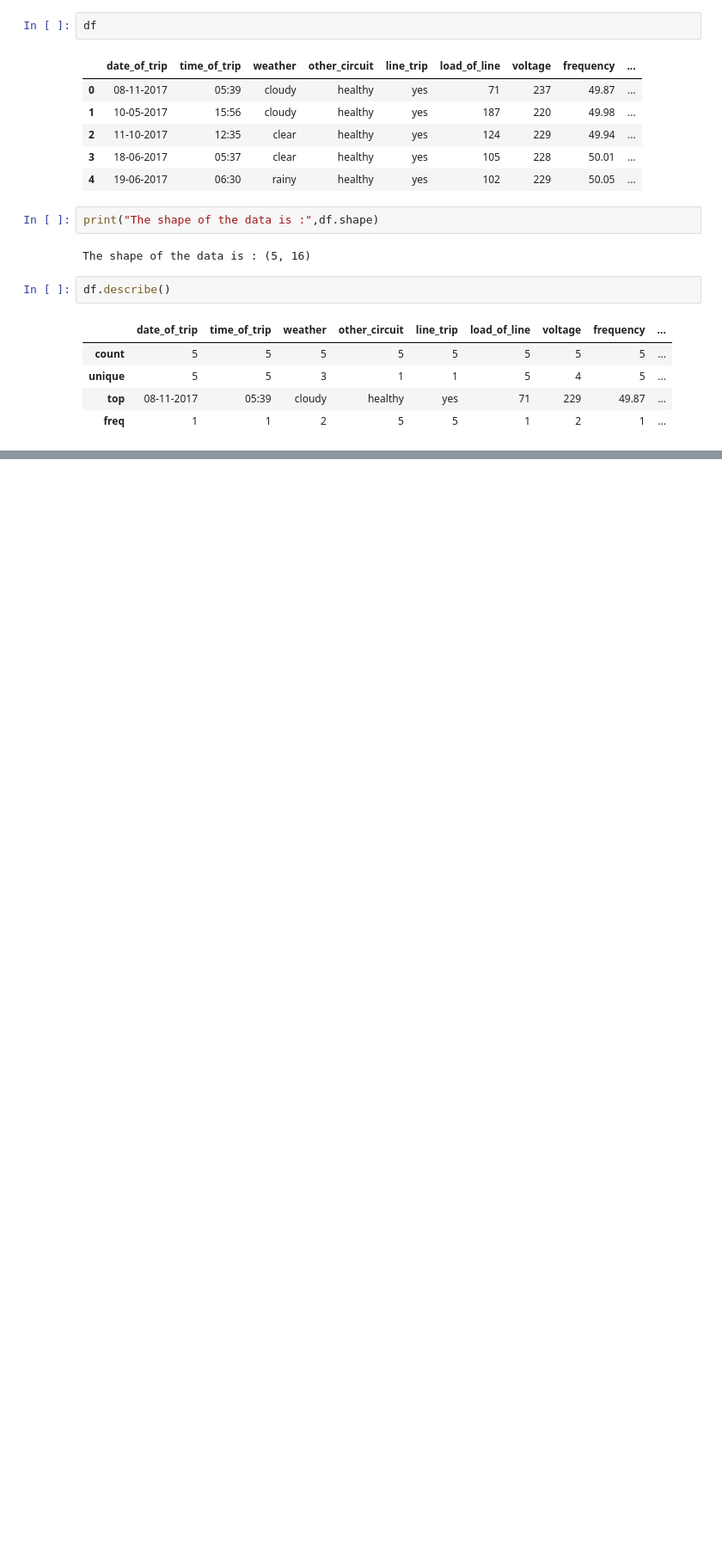
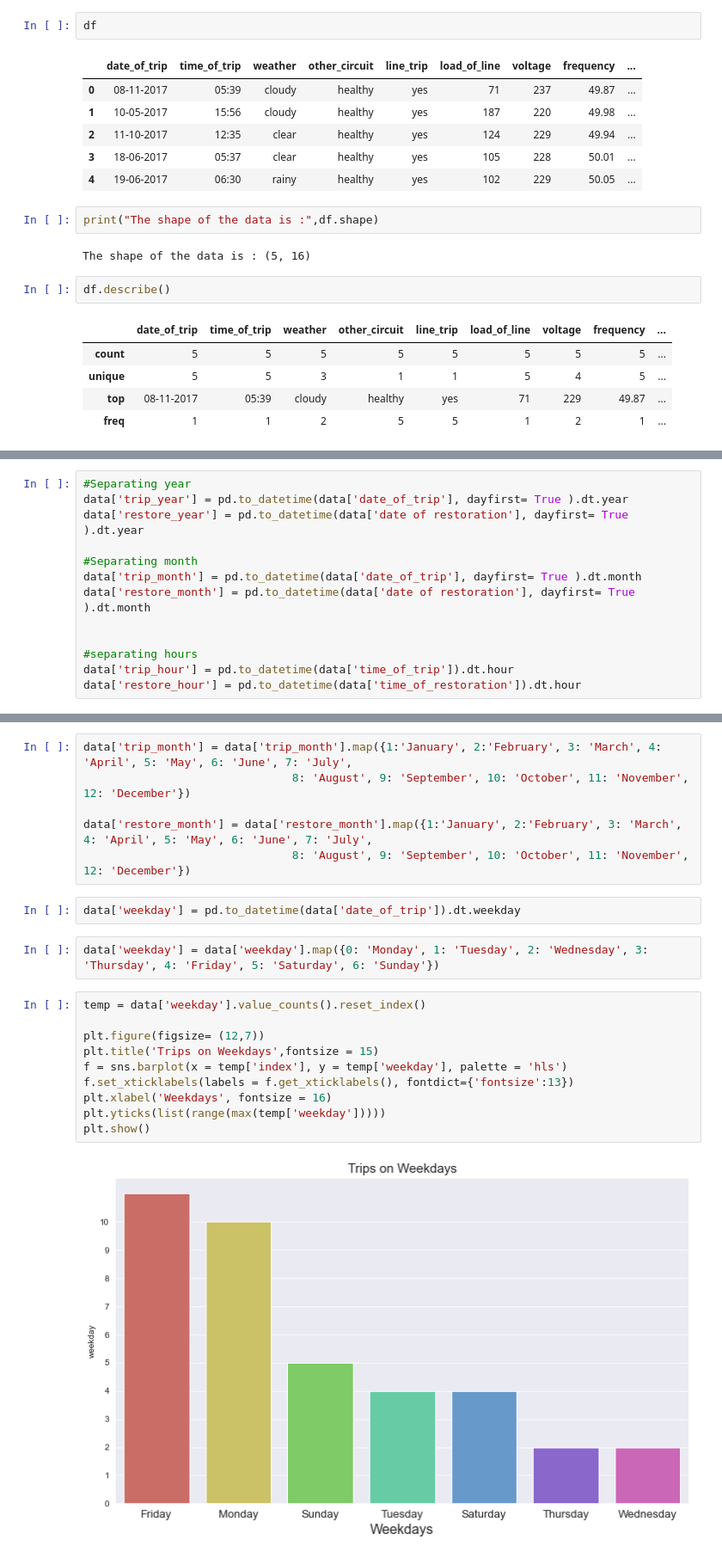
Before and after one commit to renecartaya/Failure-Analysis, a Jupyter notebook: Electrical_FA.ipynb, the cells around one changed output, grey strips where cells are left out. Shown at 86% size. Drawn from its saved outputs; the diff is of its cells as text; blank space fills up the shorter version.

```diff
--- a/Electrical_FA.ipynb
+++ b/Electrical_FA.ipynb
@@ -70,0 +164,13 @@ TypeError: 'method' object is not subscriptable
+# %%
+#Separating year
+data['trip_year'] = pd.to_datetime(data['date_of_trip'], dayfirst= True ).dt.year
+data['restore_year'] = pd.to_datetime(data['date of restoration'], dayfirst= True ).dt.year
+
+#Separating month
+data['trip_month'] = pd.to_datetime(data['date_of_trip'], dayfirst= True ).dt.month
+data['restore_month'] = pd.to_datetime(data['date of restoration'], dayfirst= True ).dt.month
+
+
+#separating hours
+data['trip_hour'] = pd.to_datetime(data['time_of_trip']).dt.hour
+data['restore_hour'] = pd.to_datetime(data['time_of_restoration']).dt.hour
@@ -70,0 +191,22 @@ TypeError: 'method' object is not subscriptable
+# %%
+data['trip_month'] = data['trip_month'].map({1:'January', 2:'February', 3: 'March', 4: 'April', 5: 'May', 6: 'June', 7: 'July',
+                               8: 'August', 9: 'September', 10: 'October', 11: 'November', 12: 'December'})
+
+data['restore_month'] = data['restore_month'].map({1:'January', 2:'February', 3: 'March', 4: 'April', 5: 'May', 6: 'June', 7: 'July',
+                               8: 'August', 9: 'September', 10: 'October', 11: 'November', 12: 'December'})
+# %%
+data['weekday'] = pd.to_datetime(data['date_of_trip']).dt.weekday
+# %%
+data['weekday'] = data['weekday'].map({0: 'Monday', 1: 'Tuesday', 2: 'Wednesday', 3: 'Thursday', 4: 'Friday', 5: 'Saturday', 6: 'Sunday'})
+# %%
+temp = data['weekday'].value_counts().reset_index()
+
+plt.figure(figsize= (12,7))
+plt.title('Trips on Weekdays',fontsize = 15)
+f = sns.barplot(x = temp['index'], y = temp['weekday'], palette = 'hls')
+f.set_xticklabels(labels = f.get_xticklabels(), fontdict={'fontsize':13})
+plt.xlabel('Weekdays', fontsize = 16)
+plt.yticks(list(range(max(temp['weekday']))))
+plt.show()
+# %% [output]
+[figure, added]
```
Also changed, not shown: parts of 46 cells of this notebook.
